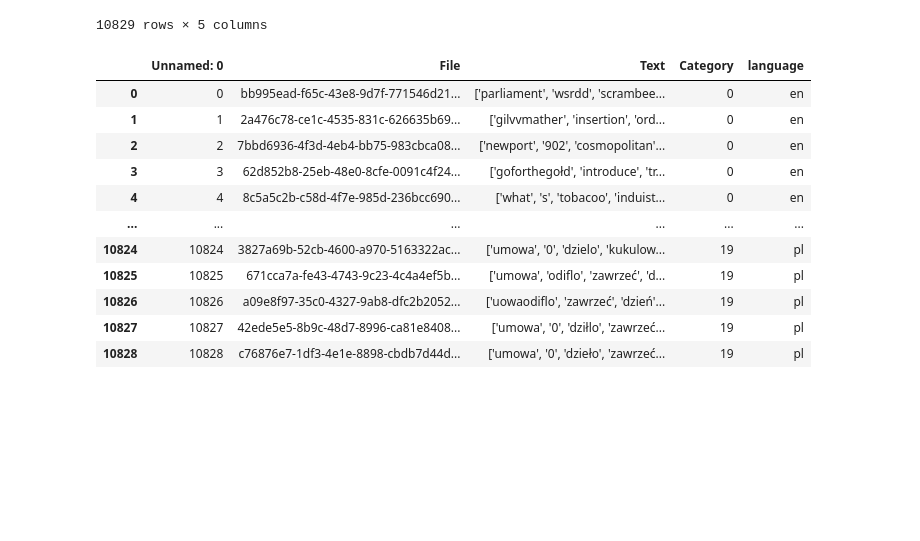
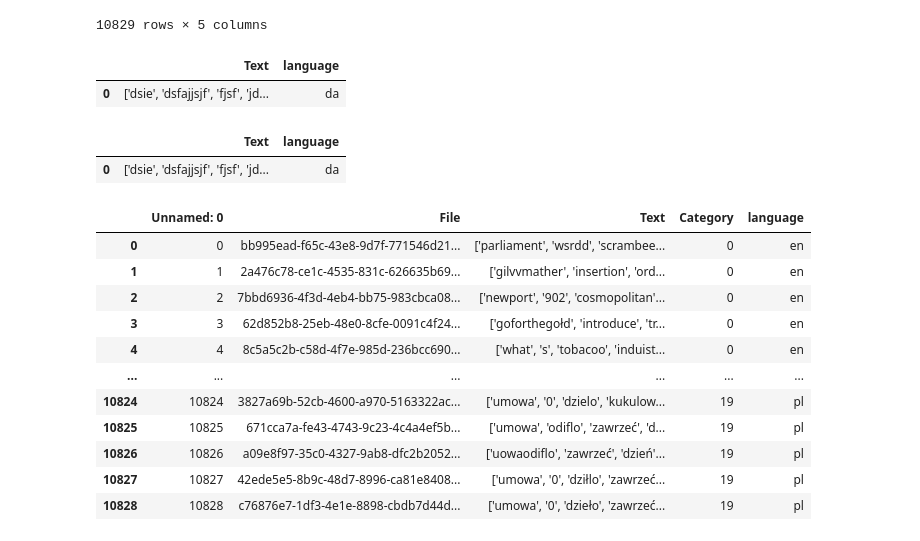
Before and after one commit to WJakubowsk/HackING2023, a Jupyter notebook: src/notebooks/train_model.ipynb, the cells around one changed output. Drawn from its saved outputs; the diff is of its cells as text; code cells hidden in the pictures; blank space fills up the shorter version.

```diff
--- a/src/notebooks/train_model.ipynb
+++ b/src/notebooks/train_model.ipynb
@@ -24,0 +117,15 @@ df_preprocessed
+# %%
+def preprocess_text(text):
+    df = pd.DataFrame({'Text': [text]})
+    preprocessor = Preprocessor(df)
+    preprocessor.preprocess_text('Text', lemmatize=True)
+    df_preprocessed = preprocessor.df
+    return df_preprocessed
+# %%
+text='dsie a dsfajJSJF FJSF j!=d=sa'
+df = pd.DataFrame({'Text': [text]})
+# %%
+preprocess_text(text)
+# %% [output]
+|  | Text | language |
+| 0 | ['dsie', 'dsfajjsjf', 'fjsf', 'jd... | da |
@@ -25,3 +136,8 @@ df_preprocessed
+# %%
+aaa.df
+# %% [output]
+|  | Text | language |
+| 0 | ['dsie', 'dsfajjsjf', 'fjsf', 'jd... | da |
 # %%
 from sklearn.preprocessing import LabelEncoder
 Encoder = LabelEncoder()
```
Also changed, not shown: parts of 18 cells of this notebook, 3 other files.
